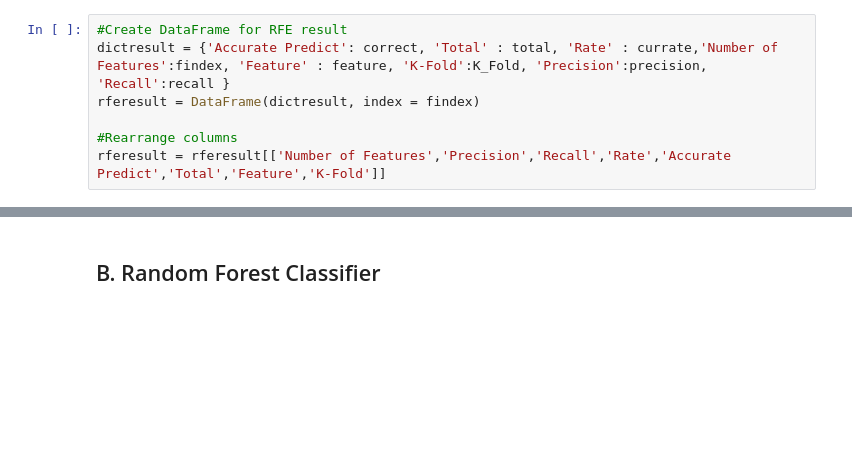
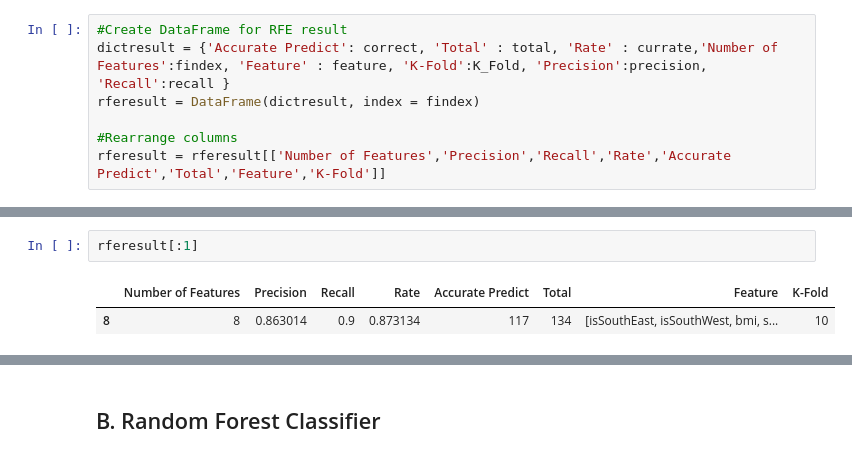
Before and after one commit to lequan26111991/Health-Insurance-Claim-Prediction, a Jupyter notebook: Insurance_Claim v2_updated.ipynb, the cells around one changed output, grey strips where cells are left out. Drawn from its saved outputs; the diff is of its cells as text; blank space fills up the shorter version.

```diff
--- a/Insurance_Claim v2_updated.ipynb
+++ b/Insurance_Claim v2_updated.ipynb
@@ -597,0 +598,5 @@ rferesult
+# %%
+rferesult[:1]
+# %% [output]
+|  | Number of Features | Precision | Recall | Rate | Accurate Predict | Total | Feature | K-Fold |
+| 8 | 8 | 0.863014 | 0.9 | 0.873134 | 117 | 134 | [isSouthEast, isSouthWest, bmi, s... | 10 |
```
Also changed, not shown: parts of 11 cells of this notebook.
